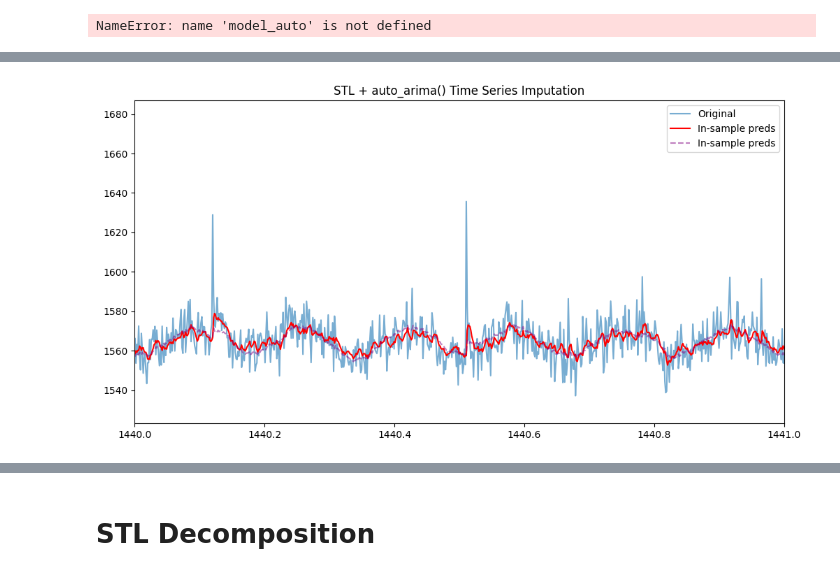
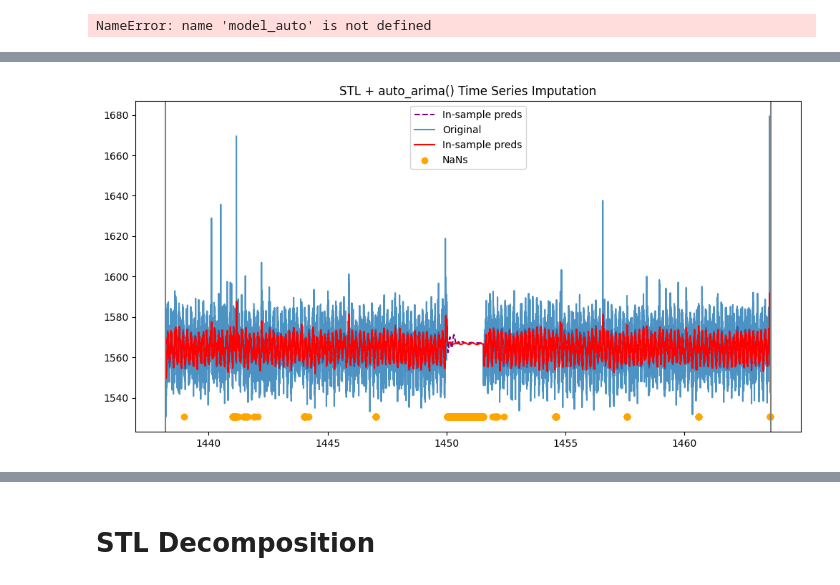
Before and after one commit to alexfaassen/STA2453, a Jupyter notebook: 4.Pretreatment/SARIMA_imputation_STL.ipynb, the cells around one changed output, grey strips where cells are left out. Cells and saved outputs as stored; diff of their text form; code cells hidden in the pictures.

```diff
--- a/4.Pretreatment/SARIMA_imputation_STL.ipynb
+++ b/4.Pretreatment/SARIMA_imputation_STL.ipynb
@@ -153,0 +192,9 @@ print(lc_interp.shape)
+# %%
+lc_interp = lc_fill.interpolate(method='pchip')
+## Notes:
+# 'krogh' doesn't work
+# 'akima' interesting
+# 'pchip' very interesting - 1-D monotonic cubic spline interpolation.
+#   - https://docs.scipy.org/doc/scipy/reference/generated/scipy.interpolate.pchip_interpolate.html
+#   - https://docs.scipy.org/doc/scipy/reference/generated/scipy.interpolate.PchipInterpolator.html#scipy.interpolate.PchipInterpolator
+print(lc_interp.info())
@@ -260,7 +327,7 @@ Error:
 from statsmodels.tsa.seasonal import seasonal_decompose
 
 # Decompose the time series
-lc_interp = lc_fill.fillna(lc_fill["pdcsap_flux"].mean())
+# lc_interp = lc_fill.fillna(lc_fill["pdcsap_flux"].mean())
 result = seasonal_decompose(lc_interp, model='additive', period=240)
 result.plot()
 plt.show()
@@ -321,7 +388,7 @@ NameError: name 'model_auto' is not defined
 ## Fourier terms
 from pmdarima.preprocessing import FourierFeaturizer
 
-four_order = 2
+four_order = 1
 fourier_terms = FourierFeaturizer(240, four_order)
 y_prime, exog = fourier_terms.fit_transform(lc_interp)
 exog['time'] = y_prime.index # is exactly the same as manual calculation in the above cells
@@ -353,6 +420,8 @@ warnings.filterwarnings("ignore")
 model_auto = auto_arima(
     y_prime,
     X=exog,
+    start_p = 12, start_q = 0,
+    max_p = 20, max_q = 20,
     trace=True,
     error_action='ignore'
 )
@@ -405,15 +470,18 @@ Warnings:
 # %%
 ## Check
 # Plot original vs imputed series
 plt.figure(figsize=(12,6))
-plt.plot(lc_fill, label='Original', alpha=0.6)
+plt.plot(lc_fill.index, model_tbats.y_hat, label='In-sample preds', linestyle='--', color='purple')
+plt.plot(lc_fill, label='Original', alpha=0.8)
 plt.plot(lc_fill.index, model_auto.predict_in_sample(exog), label='In-sample preds', color='red')
-plt.plot(lc_fill.index, model_tbats.y_hat, label='In-sample preds', linestyle='--', color='purple', alpha = 0.5)
+plt.scatter(null_indices, np.full(len(null_indices), lc_fill.min()), label='NaNs', color='orange')
+plt.axvline(lc_fill.index.max(), color = "grey")
+plt.axvline(lc_fill.index.min(), color = "grey")
 plt.title("STL + auto_arima() Time Series Imputation")
 plt.legend()
-plt.xlim((1440, 1441))
+# plt.xlim((1440, 1441))
 plt.show()
 # %% [output]
-[figure, old version]
+[figure, new version]
 # %%
 print(model_tbats.aic)
```
Also changed, not shown: parts of 27 cells of this notebook, 2 other files.
